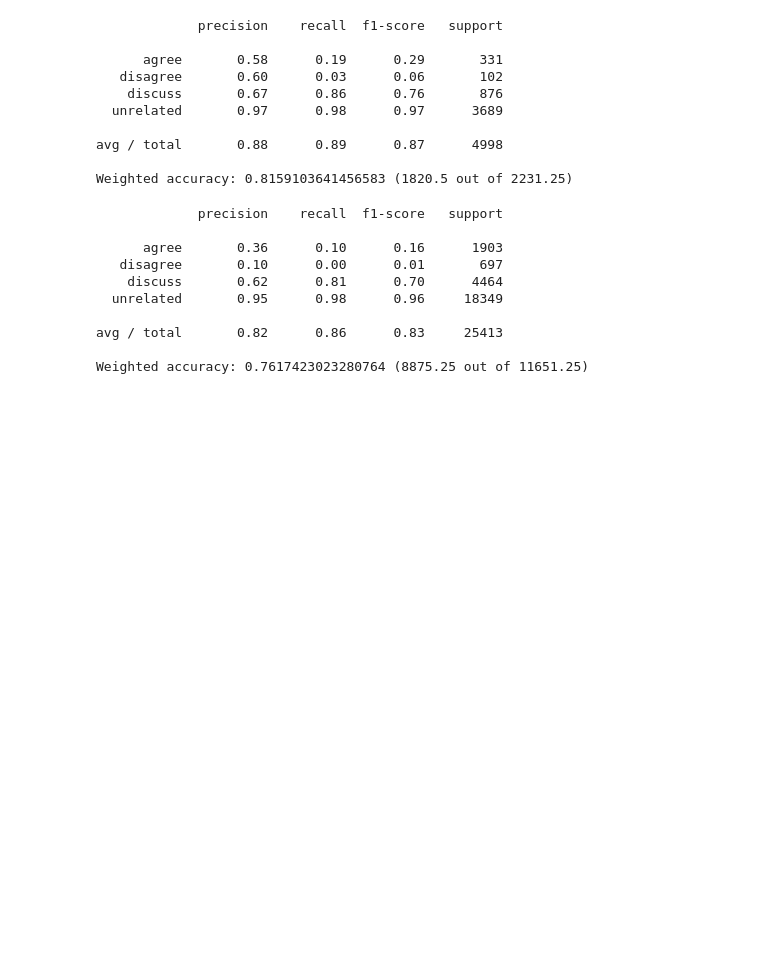
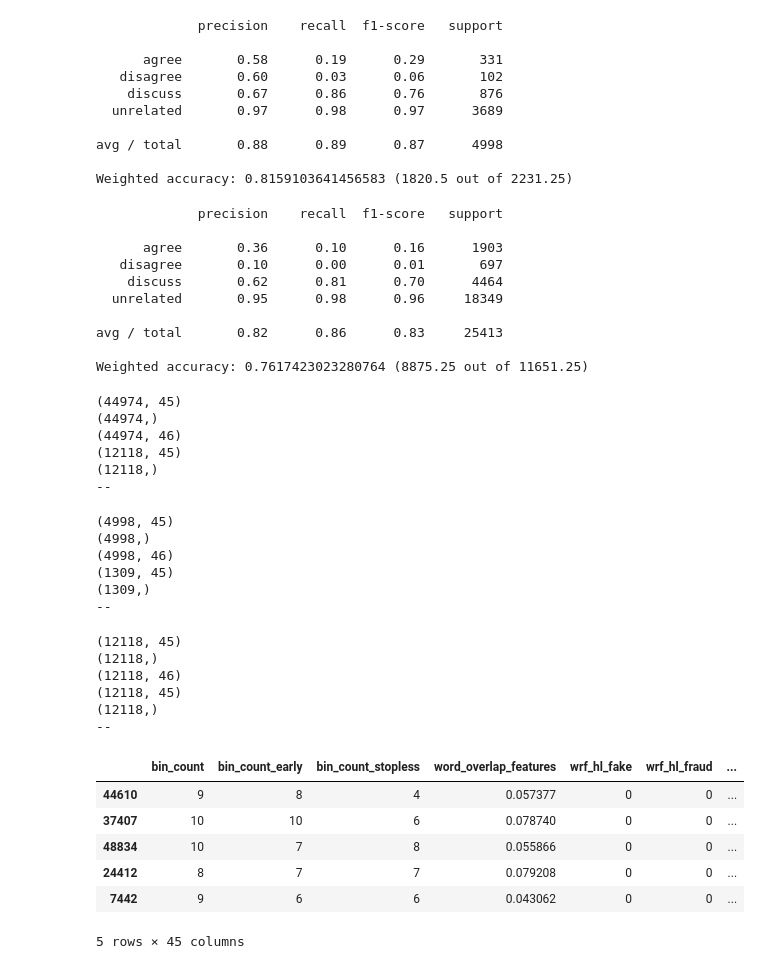
Before and after one commit to guifereis/224u-fnc, a Jupyter notebook: pipeline-model-4class-randomfeature-USEINPAPER.ipynb, the cells around one changed output. Cells and saved outputs as stored; diff of their text form; code cells hidden in the pictures; blank space fills up the shorter version.

```diff
--- a/pipeline-model-4class-randomfeature-USEINPAPER.ipynb
+++ b/pipeline-model-4class-randomfeature-USEINPAPER.ipynb
@@ -182,0 +194,50 @@ Weighted accuracy: 0.7617423023280764 (8875.25 out of 11651.25)
+# %%
+def remove_unrelated(X, y):
+    print(X.shape)
+    print(y.shape)
+    Xy_df = pd.concat([X, y], axis=1)
+    print(Xy_df.shape)
+    Xy_df = Xy_df[Xy_df["Stance"] != "unrelated"]
+    y = Xy_df["Stance"]
+    X = Xy_df.drop("Stance", axis=1)
+    print(X.shape)
+    print(y.shape)
+    print("--")
+    return X, y
+# %%
+X_train, y_train = remove_unrelated(X_train, y_train)
+# %% [output]
+(44974, 45)
+(44974,)
+(44974, 46)
+(12118, 45)
+(12118,)
+--
+# %%
+X_dev, y_dev = remove_unrelated(X_dev, y_dev)
+# %% [output]
+(4998, 45)
+(4998,)
+(4998, 46)
+(1309, 45)
+(1309,)
+--
+# %%
+X_test, y_test = remove_unrelated(X_train, y_train)
+# %% [output]
+(12118, 45)
+(12118,)
+(12118, 46)
+(12118, 45)
+(12118,)
+--
+# %%
+X_train.head()
+# %% [output]
+|  | bin_count | bin_count_early | bin_count_stopless | word_overlap_features | wrf_hl_fake | wrf_hl_fraud | ... |
+| 44610 | 9 | 8 | 4 | 0.057377 | 0 | 0 | ... |
+| 37407 | 10 | 10 | 6 | 0.078740 | 0 | 0 | ... |
+| 48834 | 10 | 7 | 8 | 0.055866 | 0 | 0 | ... |
+| 24412 | 8 | 7 | 7 | 0.079208 | 0 | 0 | ... |
+| 7442 | 9 | 6 | 6 | 0.043062 | 0 | 0 | ... |
+5 rows × 45 columns
```
Also changed, not shown: parts of 17 cells of this notebook.
